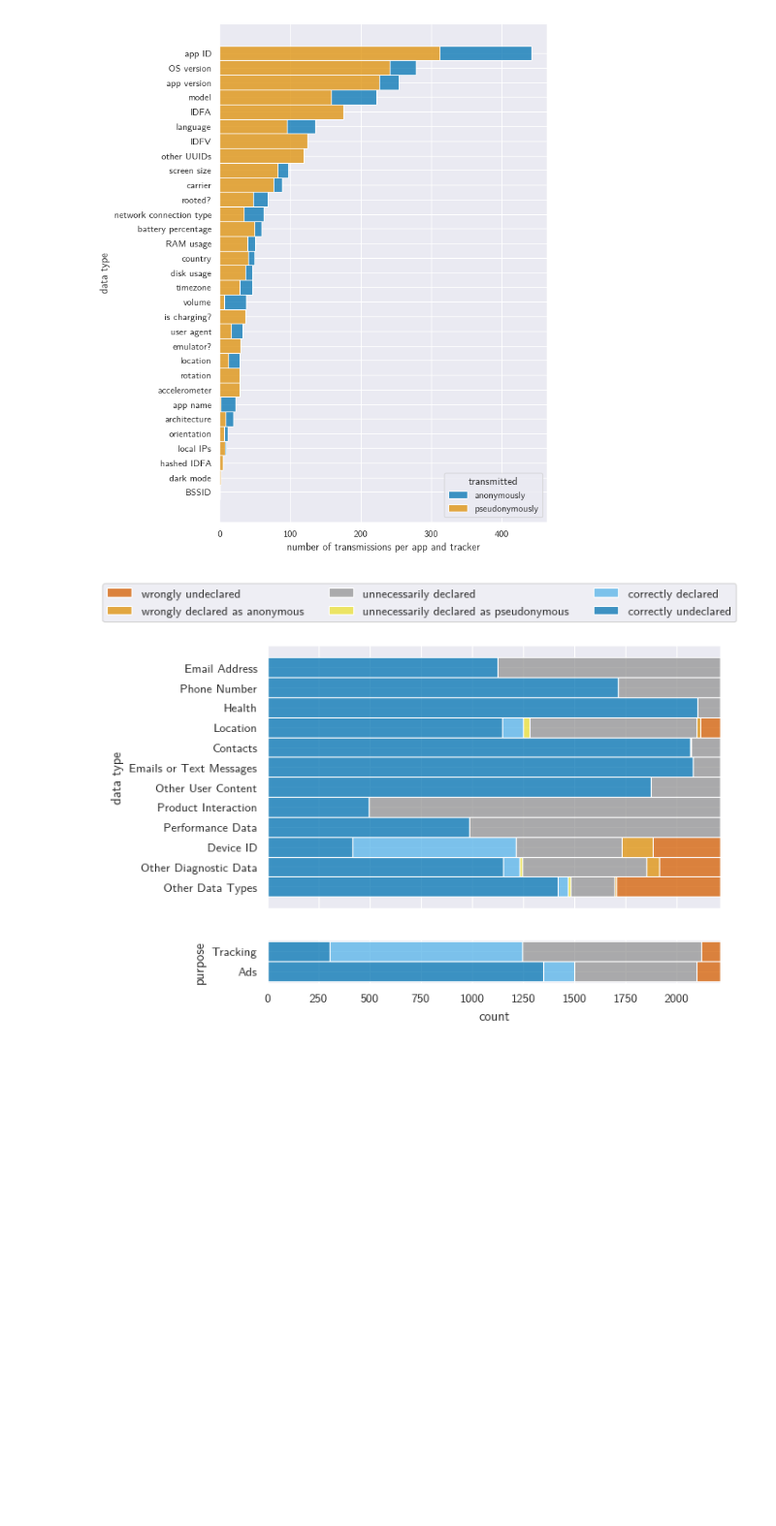
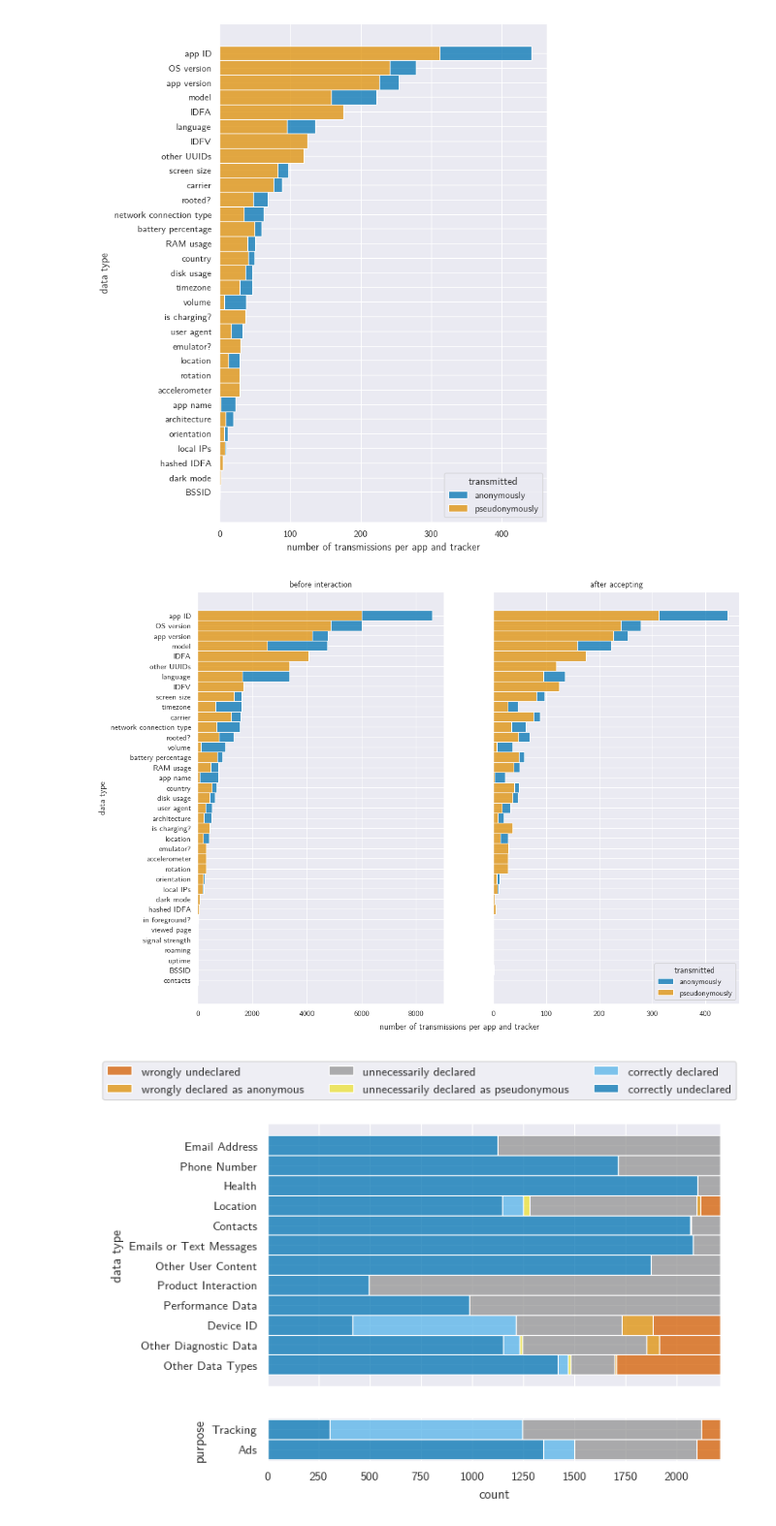
Before and after one commit to baltpeter/thesis-mobile-consent-dialogs, a Jupyter notebook: src/graphs.ipynb, the cells around one changed output. Shown at 97% size. Drawn from its saved outputs; the diff is of its cells as text; code cells hidden in the pictures; blank space fills up the shorter version.

```diff
--- a/src/graphs.ipynb
+++ b/src/graphs.ipynb
@@ -229,7 +243,7 @@ for type in ['initial', 'accepted']:
         csv['data_type'], categories=csv['data_type'].value_counts().keys(), ordered=True)
 
     fig, ax = plt.subplots(figsize=[default_figsize_x, 2.3*default_figsize_y])
-    sns.histplot(y="data_type", hue="transmission_type", multiple="stack", hue_order=['anonymously', 'pseudonymously'], data=csv, ax=ax)
+    sns.histplot(y="data_type", hue="transmission_type", multiple="stack", hue_order=['anonymously', 'pseudonymously'], data=csv, ax=ax, )
     ax.set_ylabel('data type')
     ax.set_xlabel('number of transmissions per app and tracker')
     sns.move_legend(ax, "lower right", title='transmitted')
@@ -239,6 +253,28 @@ for type in ['initial', 'accepted']:
 # %% [output]
 [figure]
 [figure]
+# %%
+csvs = {}
+for type in ['initial', 'accepted']:
+    csvs[type] = pd.read_csv(os.path.join(
+        data_dir, f'apps_trackers_data_types_{type}.csv'), on_bad_lines='error', converters={'data_type': data_type_renamer}).sort_values(by=['data_type'])
+    csvs[type]['data_type'] = pd.Categorical(csvs[type]['data_type'], categories=csvs[type]['data_type'].value_counts().keys(), ordered=True)
+
+fig, axes = plt.subplots(nrows=1, ncols=2, sharey=True, figsize=[2*default_figsize_x, 2.3*default_figsize_y])
+sns.histplot(y="data_type", hue="transmission_type", multiple="stack", hue_order=['anonymously', 'pseudonymously'], legend=False, data=csvs['initial'], ax=axes[0])
+sns.histplot(y="data_type", hue="transmission_type", multiple="stack", hue_order=['anonymously', 'pseudonymously'], data=csvs['accepted'], ax=axes[1])
+axes[0].set_ylabel('data type')
+axes[0].set(xlabel=None)
+axes[1].set(xlabel=None)
+fig.supxlabel('number of transmissions per app and tracker', fontsize='medium', y=0.06)
+axes[0].set_title('before interaction')
+axes[1].set_title('after accepting')
+sns.move_legend(axes[1], "lower right", title='transmitted')
+
+fig.savefig(os.path.join(graphs_dir, f'data_type_transmissions-presentation.svg'),
+            bbox_inches="tight", pad_inches=0)
+# %% [output]
+[figure, added]
 # %%
 fig, axes = plt.subplots(nrows=2, ncols=1, sharex=True, gridspec_kw={'height_ratios': [6, 1]})
 
```
Also changed, not shown: parts of 4 cells of this notebook, 13 other files.
